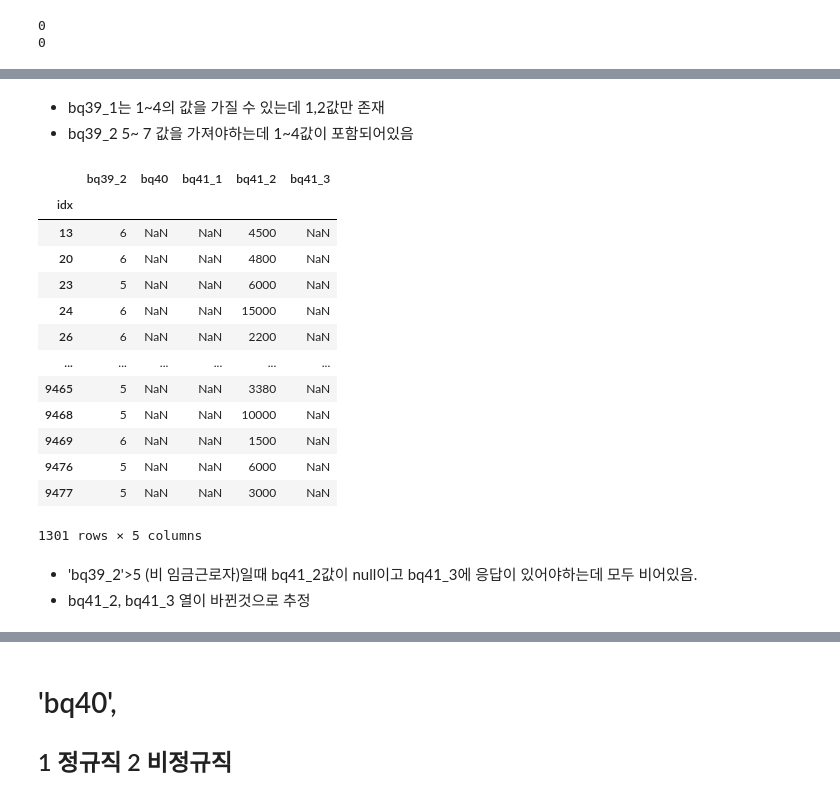
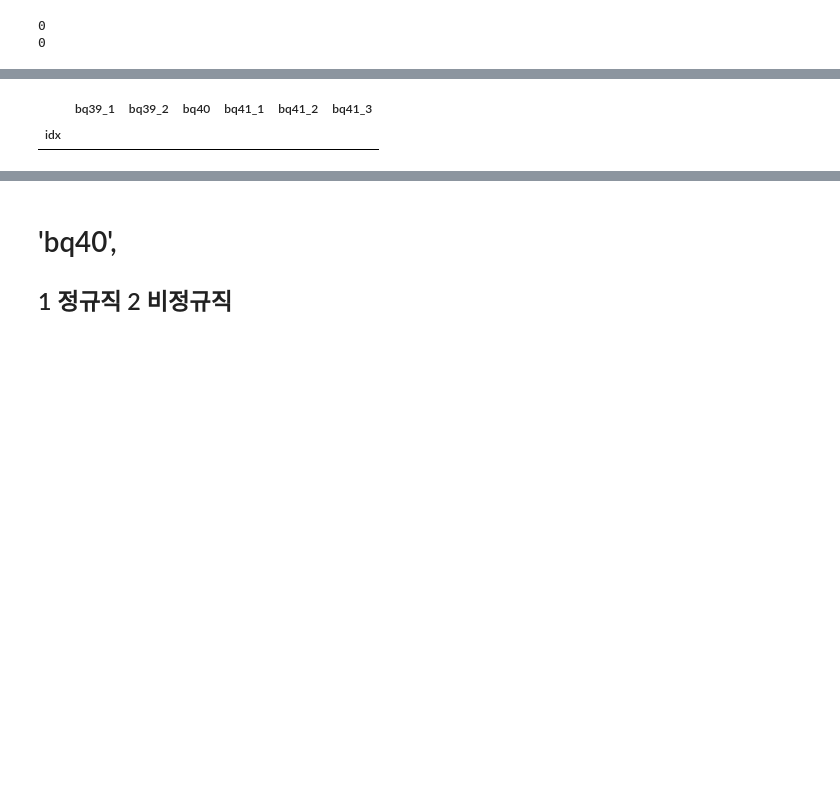
Before and after one commit to joniekwon/dacon, a Jupyter notebook: know/DAY1 EDA.ipynb, the cells around one changed output, grey strips where cells are left out. Saved outputs shown, nothing was run; the diff lists cells and outputs as text; code cells hidden in the pictures; blank space fills up the shorter version.

```diff
--- a/know/DAY1 EDA.ipynb
+++ b/know/DAY1 EDA.ipynb
@@ -1047,23 +1015,5 @@ Name: bq39_2, dtype: int64
-# %% [markdown]
-* bq39_1는 1~4의 값을 가질 수 있는데 1,2값만 존재
-* bq39_2 5~ 7 값을 가져야하는데 1~4값이 포함되어있음
 # %%
-know_train[0].loc[(know_train[0].bq39_2>4), ['bq39_2', 'bq40','bq41_1','bq41_2','bq41_3']]
+know_train[0].loc[(know_train[0].bq39_1==1) & (know_train[0].bq39_2>4), ['bq39_1','bq39_2', 'bq40','bq41_1','bq41_2','bq41_3']]
 # %% [output]
-|  | bq39_2 | bq40 | bq41_1 | bq41_2 | bq41_3 |
-| idx |  |  |  |  |  |
-| 13 | 6 | NaN | NaN | 4500 | NaN |
-| 20 | 6 | NaN | NaN | 4800 | NaN |
-| 23 | 5 | NaN | NaN | 6000 | NaN |
-| 24 | 6 | NaN | NaN | 15000 | NaN |
-| 26 | 6 | NaN | NaN | 2200 | NaN |
-| ... | ... | ... | ... | ... | ... |
-| 9465 | 5 | NaN | NaN | 3380 | NaN |
-| 9468 | 5 | NaN | NaN | 10000 | NaN |
-| 9469 | 6 | NaN | NaN | 1500 | NaN |
-| 9476 | 5 | NaN | NaN | 6000 | NaN |
-| 9477 | 5 | NaN | NaN | 3000 | NaN |
+|  | bq39_1 | bq39_2 | bq40 | bq41_1 | bq41_2 | bq41_3 |
+| idx |  |  |  |  |  |  |
-1301 rows × 5 columns
-# %% [markdown]
-* 'bq39_2'>5 (비 임금근로자)일때 bq41_2값이 null이고 bq41_3에 응답이 있어야하는데 모두 비어있음.
-* bq41_2, bq41_3 열이 바뀐것으로 추정
```
Also changed, not shown: parts of 58 cells of this notebook.
